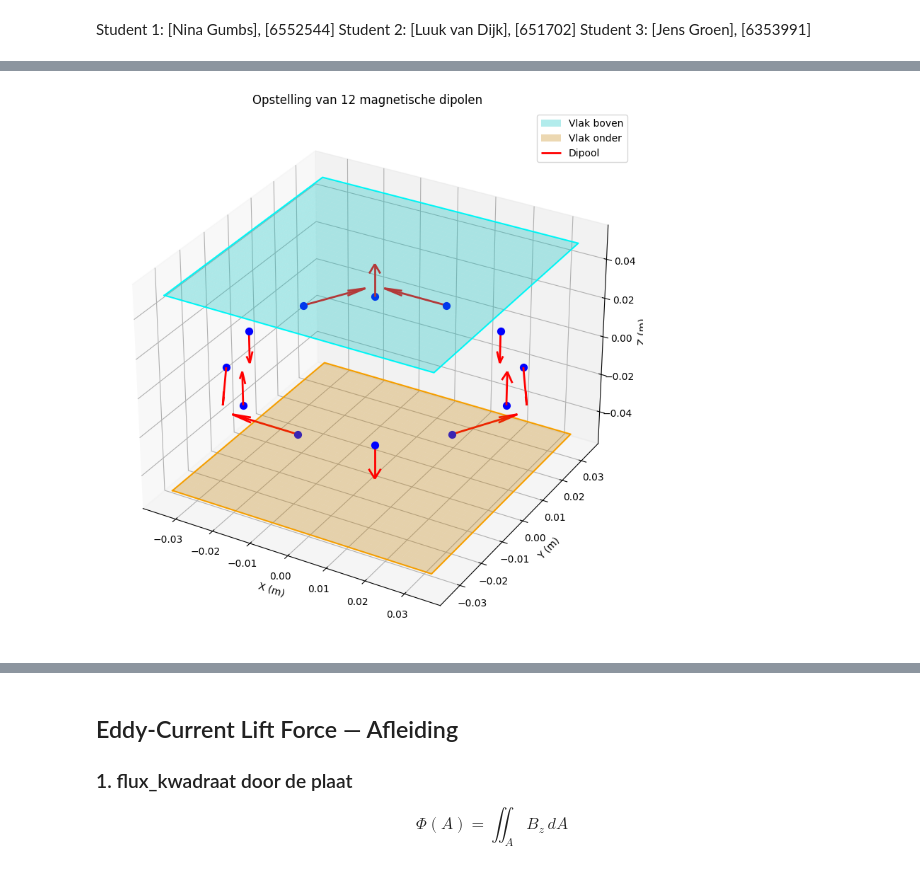
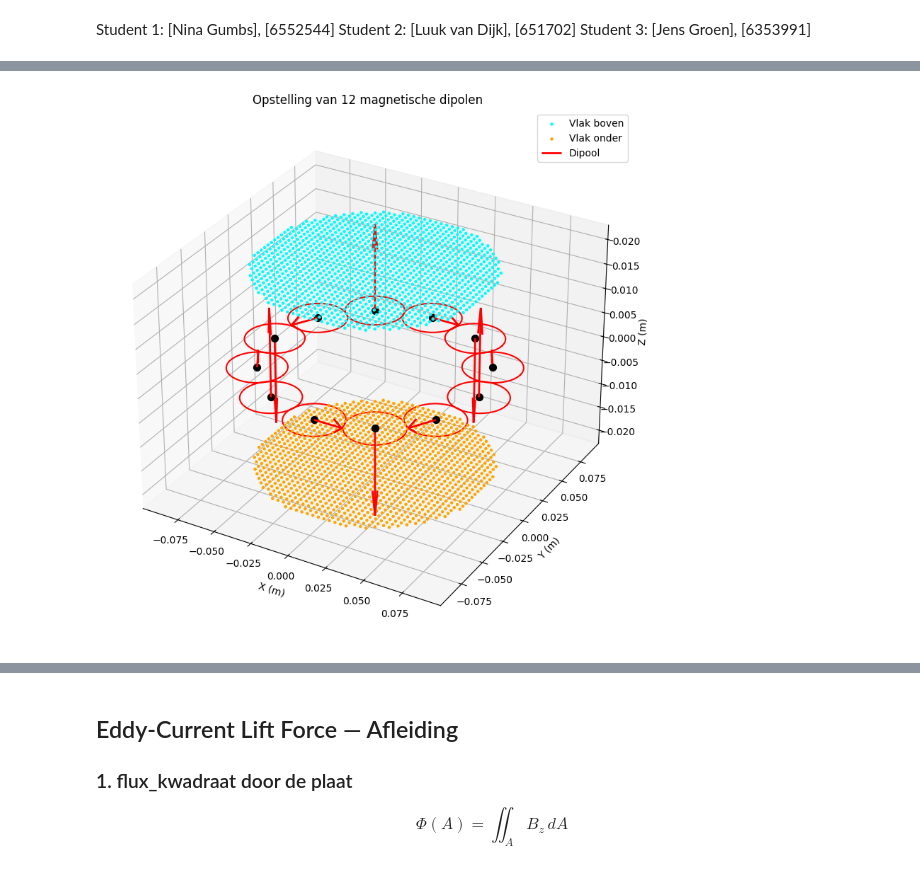
Before and after one commit to JensGroen/DEF-E, a Jupyter notebook: DEF eindproject simulatie en wiskundige benadering groep 15.ipynb, the cells around one changed output, grey strips where cells are left out. Cells and saved outputs as stored; diff of their text form; code cells hidden in the pictures.

```diff
--- a/DEF eindproject simulatie en wiskundige benadering groep 15.ipynb
+++ b/DEF eindproject simulatie en wiskundige benadering groep 15.ipynb
@@ -16,35 +16,37 @@ Magneetveld circulaire halbach array
 # aantal magneten
 N = 12
 
-# radius
-r    = 0.034
+
 
 #Magneet waardes
 rmag = 18*10**-3
 Amag = np.pi *rmag**2
 hmag =  3*10**-3
 Br = 1.265 # N35 ~ N45
-p = -3 #draaingrichting en snelheid van hoek van de magneten
+p = 3 #draaingrichting en snelheid van hoek van de magneten
 
+
+# radius
+r    = N*rmag/np.pi
 
 #Configuratie van de magneten
 configuratie_namen = {
     0: "Halbach",
     1: "Parallel",
-    2: "Radiaal"
+    2: "Radiaal",
+    3: "Chat Halbach"
 }
 
-configuratie = 0  # kies 0, 1 of 2
-
-
+configuratie = 0
+configuratie2 = 3
 ################flux_kwadraat################
 
 #flux_kwadraatvlak 1
 xo1 = 0
 yo1 = 0
 n1 = 40  # grid resolution
-width1 = r*2
-z_plane1 = 0.05
+width1 = r*2.1
+z_plane1 = 0.02
 
 #flux_kwadraatvlak 2 gespiegeld op het x-y vlak
 xo2 = xo1
@@ -60,7 +62,7 @@ z_plane2 = -z_plane1
 
 
 conf = configuratie_namen[configuratie]
-
+conf2 = configuratie_namen[configuratie2]
 def m(theta,conf,p):
     V = Amag * hmag
     m = (Br * V)/mu0*Magnetenrichting(theta,conf,p)
@@ -78,6 +80,8 @@ def Magnetenrichting(theta,conf,p):
         phi = z_hat
     if conf == "Radiaal":
         phi = r_hat
+    if conf == "Chat Halbach":
+        phi = np.sin(alpha) * r_hat + np.cos(alpha) * z_hat
     return phi
 
 def Magnetenpositie(r,theta):
@@ -96,16 +100,21 @@ def Bveld(r,rpunt,conf,p,N):
         Btot = B + Btot
     return Btot
 
-def maak_vlak(width, z_plane, n=50, x_offset=0, y_offset=0):
-    x = np.linspace(-width/2 + x_offset, width/2 + x_offset, n)
-    y = np.linspace(-width/2 + y_offset, width/2 + y_offset, n)
+def maak_vlak_cirkel(width, z_plane, n=40, x_offset=0, y_offset=0):
+    r_max = width / 2
+    x = np.linspace(-r_max + x_offset, r_max + x_offset, n)
+    y = np.linspace(-r_max + y_offset, r_max + y_offset, n)
     dx = x[1] - x[0]
     dy = y[1] - y[0]
+
     punten = []
     for xi in x:
         for yi in y:
-            rpunt = np.array([xi, yi, z_plane])
-            punten.append((rpunt, dx, dy))
+            # Alleen punten binnen de cirkel
+            if (xi - x_offset)**2 + (yi - y_offset)**2 <= r_max**2:
+                rpunt = np.array([xi, yi, z_plane])
+                punten.append((rpunt, dx, dy))
+
     return punten, x, y
 
 
@@ -118,55 +127,55 @@ def flux_kwadraat(meetpunten, conf, p, N):
     return total
 
 # Vlak boven de magneten
-vlak_boven,  x1, y1 = maak_vlak(width1, z_plane1,n1, xo1,yo1)
-vlak_onder,  x2, y2 = maak_vlak(width2, z_plane2,n2, xo2, yo2)
+vlak_boven,  x1, y1 = maak_vlak_cirkel(width1, z_plane1,n1, xo1,yo1)
+vlak_onder,  x2, y2 = maak_vlak_cirkel(width2, z_plane2,n2, xo2, yo2)
 
 print("flux_kwadraat boven, Parallel, magneten:", flux_kwadraat(vlak_boven,"Parallel", p,N), "Wb")
 print("flux_kwadraat boven, Parallel, magneten:", flux_kwadraat(vlak_onder,"Parallel", p,N), "Wb")
 print("flux_kwadraat boven, "+ conf +", magneten:", flux_kwadraat(vlak_boven,conf, p,N), "Wb")
 print("flux_kwadraat onder, " + conf +  ", magneten:", flux_kwadraat(vlak_onder,conf,p,N), "Wb")
+print("flux_kwadraat boven, "+ conf2 +", magneten:", flux_kwadraat(vlak_boven,conf2, p,N), "Wb")
+print("flux_kwadraat onder, " + conf2 +  ", magneten:", flux_kwadraat(vlak_onder,conf2,p,N), "Wb")
 
 
 
 
 #######plotting########
 
-
-
-def plot_vlak(ax, x, y, z_plane, color='cyan', alpha=0.3, label=''):
-    """Plot het vlak in de bestaande 3D-as."""
-    X, Y = np.meshgrid(x, y)
-    Z = np.full_like(X, z_plane)
-    ax.plot_surface(X, Y, Z, alpha=alpha, color=color, edgecolor='none', label=label)
-    # Rand tekenen voor duidelijkheid
-    xc = [x[0], x[-1], x[-1], x[0],  x[0]]
-    yc = [y[0], y[0],  y[-1], y[-1], y[0]]
-    zc = [z_plane] * 5
-    ax.plot(xc, yc, zc, color=color, linewidth=1.5)
+def plot_vlak(ax, punten, color='cyan', alpha=1, label=''):
+    """Plot de gridpunten van maak_vlak_cirkel als stippen in 3D."""
+    xs = [p[0][0] for p in punten]
+    ys = [p[0][1] for p in punten]
+    zs = [p[0][2] for p in punten]
+    ax.scatter(xs, ys, zs, color=color, alpha=alpha, s=5, label=label)
 
 fig = plt.figure(figsize=(10, 8))
 ax = fig.add_subplot(111, projection='3d')
 
 #Vlak
-plot_vlak(ax, x1, y1, z_plane1, color='cyan',  label='Vlak boven')
-plot_vlak(ax, x2, y2, z_plane2, color='orange', label='Vlak onder')
+plot_vlak(ax, vlak_boven, color='cyan',   label='Vlak boven')
+plot_vlak(ax, vlak_onder, color='orange', label='Vlak onder')
+
 
 
 #magneten
+for i in range(N):
+    theta    = 2 * np.pi * i / N
+    pos      = Magnetenpositie(r, theta)
+    richting = Magnetenrichting(theta, conf, p)
 
-for i in range(N):
-    theta = 2 * np.pi * i / N
+    # Cirkel (schijf) plat in het x-y vlak
+    theta_cil = np.linspace(0, 2 * np.pi, 40)
+    xc = pos[0] + rmag * np.cos(theta_cil)
+    yc = pos[1] + rmag * np.sin(theta_cil)
+    zc = np.full_like(xc, pos[2])
+    ax.plot(xc, yc, zc, color='red', linewidth=1.5)
 
-    pos = Magnetenpositie(r, theta)
-    richting = Magnetenrichting(theta,conf,p)
+    # Pijl
+    ax.quiver(*pos, *richting, length=rmag, color='red',
+              linewidth=2, label='Dipool' if i == 0 else "")
 
-    ax.quiver(pos[0], pos[1], pos[2],
-              richting[0], richting[1], richting[2],
-              length=(r/2), color='red', linewidth=2, label='Dipool' if i == 0 else "")
-
-    ax.scatter(*pos, color='blue', s=50, zorder=5)
-
-
+    ax.scatter(*pos, color='black', s=50, zorder=5)
 
 ax.set_xlabel('X (m)')
 ax.set_ylabel('Y (m)')
@@ -183 +194 @@ flux_kwadraat onder, Halbach, magneten: 3.363253696530069e-11 Wb
-[figure, old version]
+[figure, new version]
```
Also changed, not shown: parts of 4 cells of this notebook.
